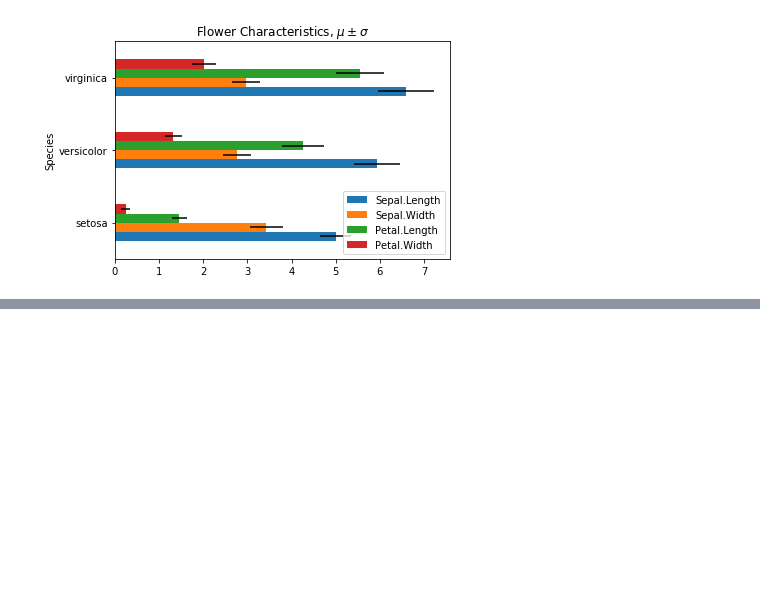
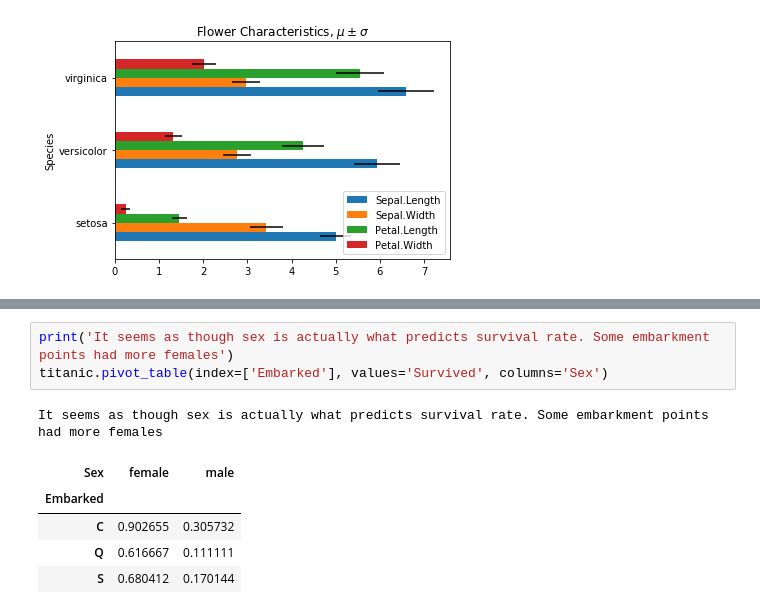
Before and after one commit to Alexander-Weinberg/BootCamp2018, a Jupyter notebook: ProbSets/Comp/ProbSet2/Pandas3.ipynb, the cells around one changed output, grey strips where cells are left out. Cells and saved outputs as stored; diff of their text form; blank space fills up the shorter version.

```diff
--- a/ProbSets/Comp/ProbSet2/Pandas3.ipynb
+++ b/ProbSets/Comp/ProbSet2/Pandas3.ipynb
@@ -73,0 +77,10 @@ poisons
+# %%
+print('It seems as though sex is actually what predicts survival rate. Some embarkment points had more females')
+titanic.pivot_table(index=['Embarked'], values='Survived', columns='Sex')
+# %% [output]
+It seems as though sex is actually what predicts survival rate. Some embarkment points had more females
+| Sex | female | male |
+| Embarked |  |  |
+| C | 0.902655 | 0.305732 |
+| Q | 0.616667 | 0.111111 |
+| S | 0.680412 | 0.170144 |
```
Also changed, not shown: parts of 7 cells of this notebook.
